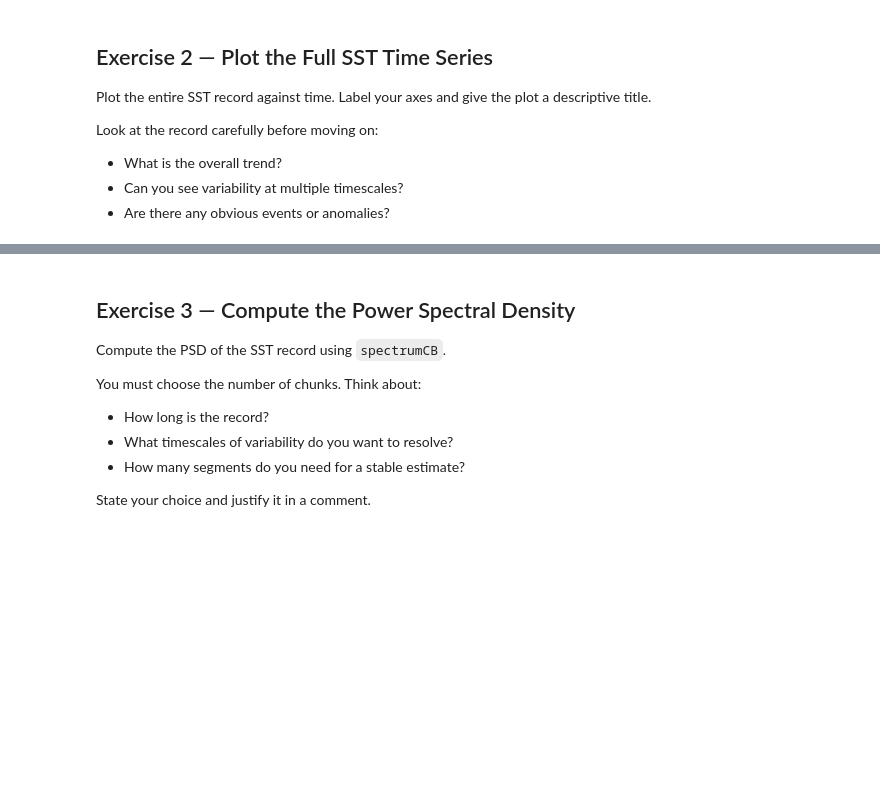
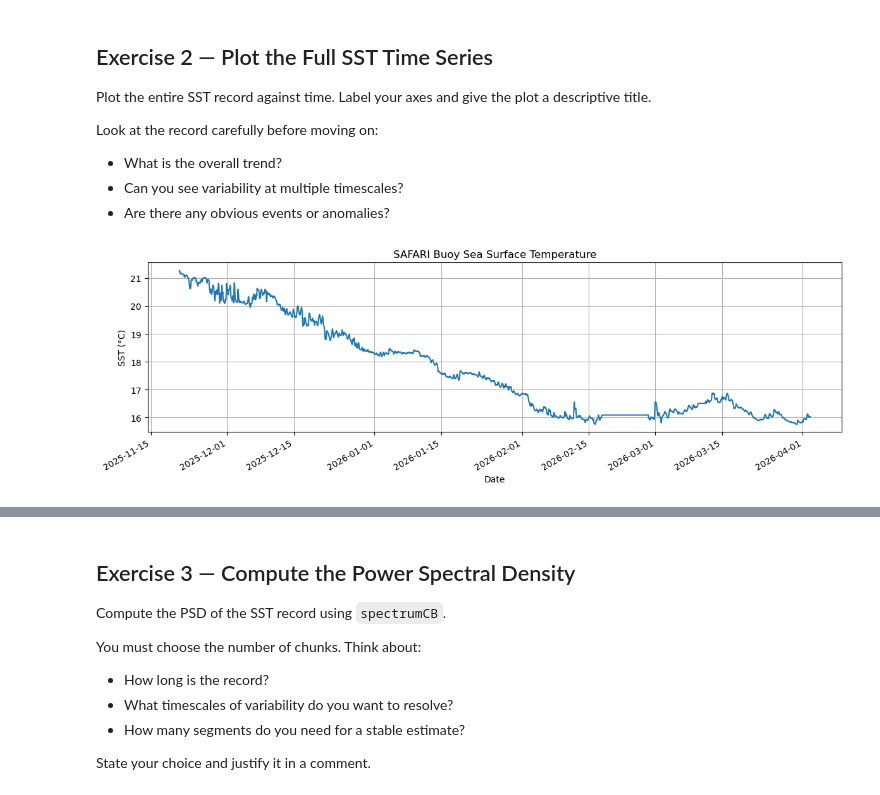
Before and after one commit to mae223-oceantech/time-series-analysis-FrankdaTank-ucsd, a Jupyter notebook: Tutorial_SAFARI_SST.ipynb, the cells around one changed output, grey strips where cells are left out. Saved outputs shown, nothing was run; the diff lists cells and outputs as text; code cells hidden in the pictures; blank space fills up the shorter version.

```diff
--- a/Tutorial_SAFARI_SST.ipynb
+++ b/Tutorial_SAFARI_SST.ipynb
@@ -133,4 +167,19 @@ Look at the record carefully before moving on:
 - What is the overall trend?
 - Can you see variability at multiple timescales?
 - Are there any obvious events or anomalies?
+# %%
+# YOUR CODE HERE — plot the full SST time series
+# Include: axis labels, title, grid
+plt.figure(figsize=(12, 4))
+plt.plot(t_parsed, sst_interp)
+#plt.xlim(t_parsed[0], t_parsed[-1])
+plt.xlabel('Date')
+plt.ylabel('SST (°C)')
+plt.title('SAFARI Buoy Sea Surface Temperature')
+plt.grid(True)
+plt.gcf().autofmt_xdate()
+plt.tight_layout()
+plt.show()
+# %% [output]
+[figure, added]
 # %%
```
Also changed, not shown: parts of 8 cells of this notebook.
